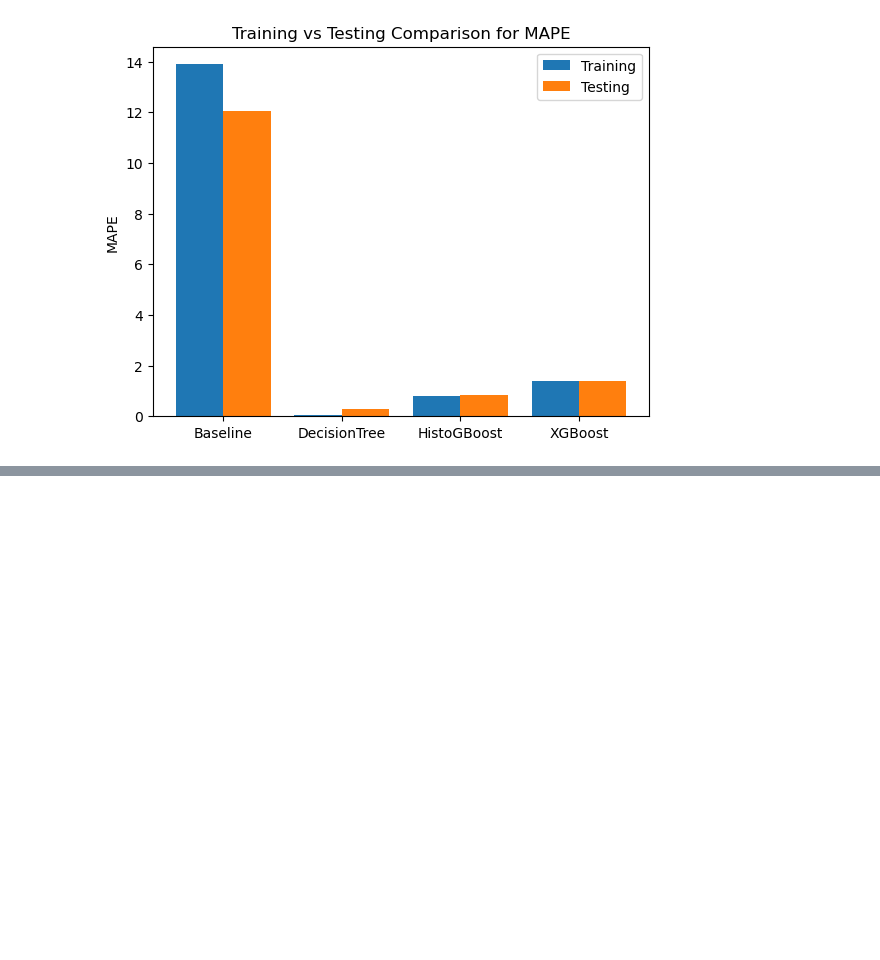
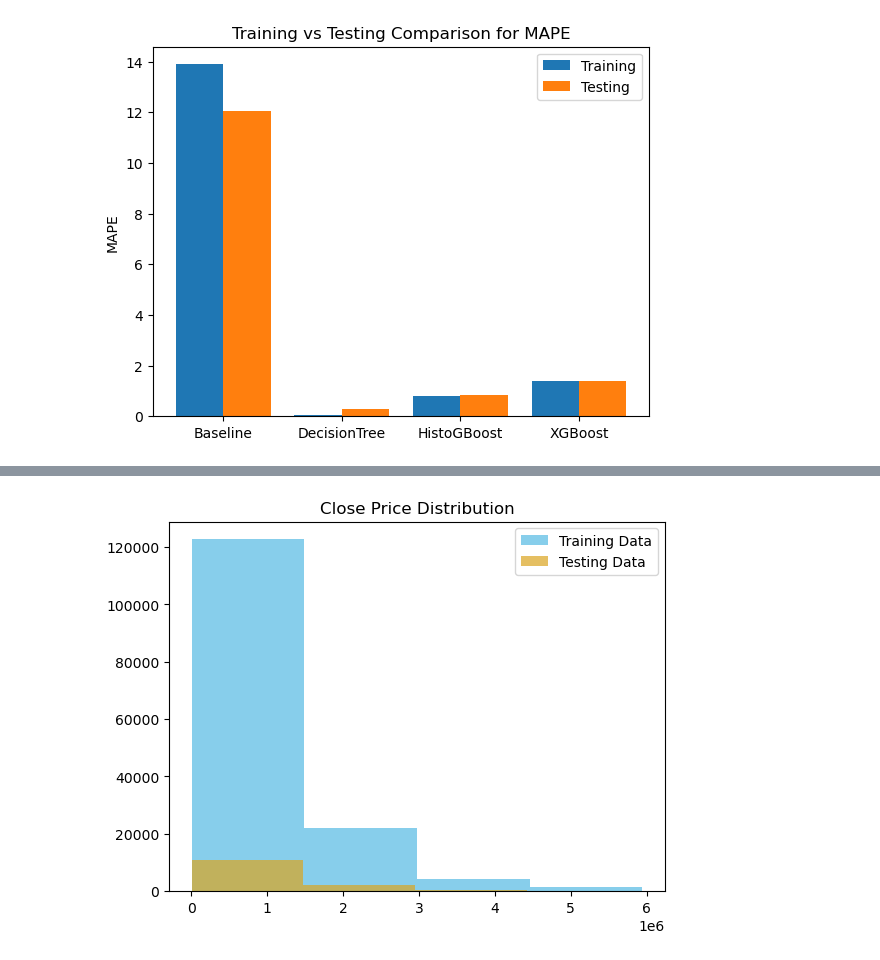
Before and after one commit to Artful-Donut/IDX-Exchange-Internship-Data-Science-61, a Jupyter notebook: IDX_Exchange/deliverables/06_evaluation.ipynb, the cells around one changed output, grey strips where cells are left out. Saved outputs shown, nothing was run; the diff lists cells and outputs as text; code cells hidden in the pictures; blank space fills up the shorter version.

```diff
--- a/IDX_Exchange/deliverables/06_evaluation.ipynb
+++ b/IDX_Exchange/deliverables/06_evaluation.ipynb
@@ -305,7 +306,7 @@ for months in num_months:
     training_data = choose_test_months(num_months=months)
     training_vars, training_target = get_training_split(training_data)
 
-    # best_model = randomforest_regression_model(months)
+    best_model = randomforest_regression_model(months)
 
     new_row = pd.DataFrame([{
             'Num_Months': months,
@@ -319,10 +320,11 @@ for months in num_months:
         }])
     model_aggregates = pd.concat([model_aggregates, new_row], ignore_index=True)
 
+
 print("Best model from different windows of training data:")
 model_aggregates = model_aggregates.sort_values(by='R2', ascending=False)
 print(model_aggregates)
-#evaluations = pd.concat([evaluations, model_aggregates.iloc[:1]], ignore_index=True)
+evaluations = pd.concat([evaluations, model_aggregates.iloc[:1]], ignore_index=True)
 # %% [output]
 Best model from different windows of training data:
   Num_Months                           Model  Training_R2  Training_MdAPE  \
@@ -556,5 +588,92 @@ Histogram Gradient Boost: Best time and metrics
 # %%
+# divide model into price bands
+
 training_data = choose_test_months(13)
-training_vars, training_target = get_training_split(13)
 
-best_model = histboost_regression_model(13)
+# Price bands
+percentiles = [0, 25, 50, 90, 100]
+labels=['0-25%', '26-50%', '51-90%', '91-100%']
+cuts = np.percentile(training_data['ClosePrice'], percentiles)
+
+# Use the boundaries to create 4 bands
+training_data['price_band'] = pd.cut(
+    training_data['ClosePrice'],
+    bins=cuts,
+    labels=labels,
+    include_lowest=True
+)
+# (Do the same to the testing set as well)
+testing_set['price_band'] = pd.cut(
+    testing_set['ClosePrice'],
+    bins=cuts,
+    labels=labels,
+    include_lowest=True,
+    )
+
+# Display price band dist
+plt.hist(training_data['ClosePrice'], bins=len(labels), color='skyblue', label='Training Set')
+plt.hist(testing_set['ClosePrice'], bins=len(labels), color='goldenrod', alpha=0.7, label='Testing Set')
+plt.title('Close Price Distribution')
+plt.legend(['Training Data', 'Testing Data'])
+plt.show()
+
+# Split into separate DataFrames by price band
+band_dfs = {
+    band: df for band, df in training_data.groupby('price_band', observed=True)
+}
+
+# Train best model per band
+performance_per_band = pd.DataFrame(columns=['Price_Band', 'R2', 'MdAPE', 'MAPE'])
+
+for band, df in band_dfs.items():
+    X = df.drop(columns=['ClosePrice', 'price_band'])
+    y = df['ClosePrice']
+    histboost_model = histboost_for_pricebands(X, y, band)
+    test_band_df = testing_set[testing_set['price_band'] == band]
+    if test_band_df.shape[0] == 0:
+        new_row = pd.DataFrame([{
+            'Price_Band': band,
+            'R2': np.nan,
+            'MdAPE': np.nan,
+            'MAPE': np.nan
+        }])
+    else:
+        X_test_band = test_band_df.drop(columns=['ClosePrice', 'price_band'])
+        y_test_band = test_band_df['ClosePrice']
+        new_row = pd.DataFrame([{
+            'Price_Band': band,
+            'R2': histboost_model.score(X_test_band, y_test_band),
+            'MdAPE': median_absolute_error(y_test_band, histboost_model.predict(X_test_band)),
+            'MAPE': mean_absolute_percentage_error(y_test_band, histboost_model.predict(X_test_band))
+        }])
+
+        plt.scatter(y_test_band, histboost_model.predict(X_test_band), color='goldenrod')
+        plt.xlabel('Actual Close Price')
+        plt.ylabel('Predicted Close Price')
+        plt.title(f'Actual vs Histogram Gradient Boosted Predicted Close Price for {band} Percentile')
+        plt.show()
+
+
+    performance_per_band = pd.concat([performance_per_band, new_row], ignore_index=True)
+
+plt.bar(performance_per_band['Price_Band'], performance_per_band['R2'], color='mediumseagreen')
+plt.title('R2 Performance per Price Band')
+plt.xlabel('Price Band')
+plt.ylabel('R2 Score')
+plt.show()
+
+plt.bar(performance_per_band['Price_Band'], performance_per_band['MAPE'], color='deepskyblue')
+plt.title('MAPE Performance per Price Band')
+plt.xlabel('Price Band')
+plt.ylabel('MAPE')
+plt.show()
+
+plt.bar(performance_per_band['Price_Band'], performance_per_band['MdAPE'], color='skyblue')
+plt.title('MdAPE Performance per Price Band')
+plt.xlabel('Price Band')
+plt.ylabel('MdAPE')
+plt.show()
+
+print(performance_per_band)
+# %% [output]
+[figure, added]
```
Also changed, not shown: parts of 8 cells of this notebook.
